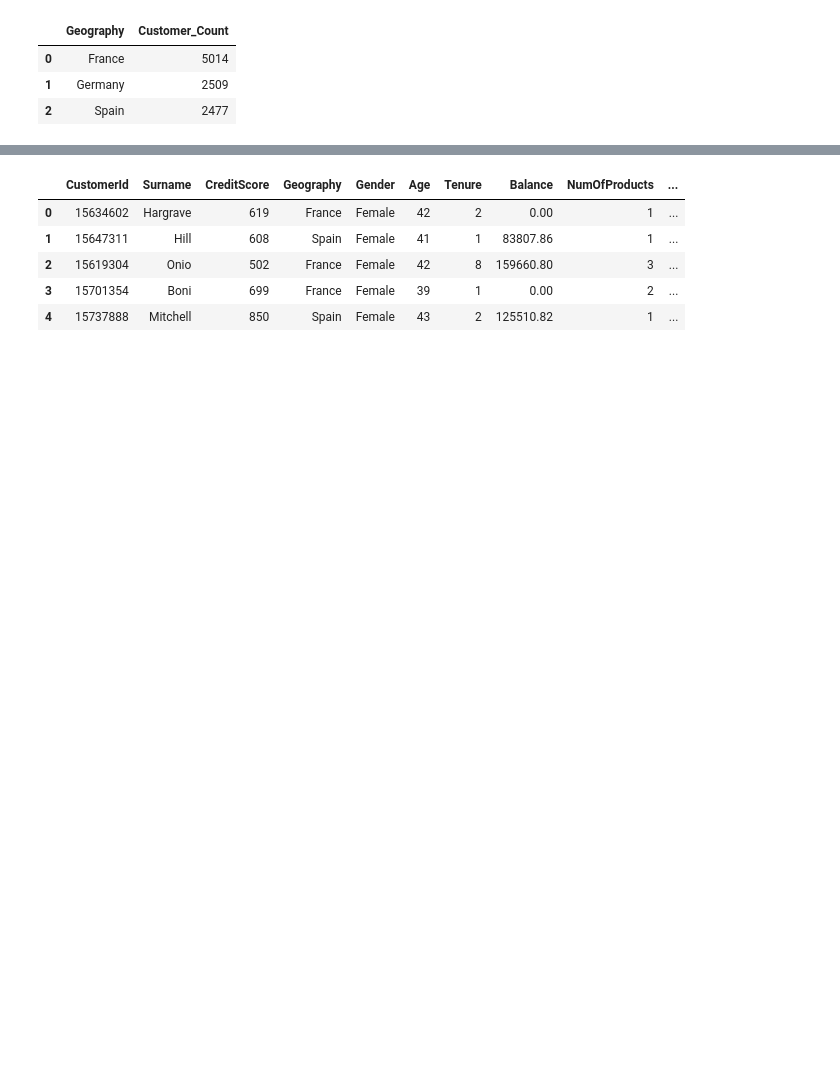
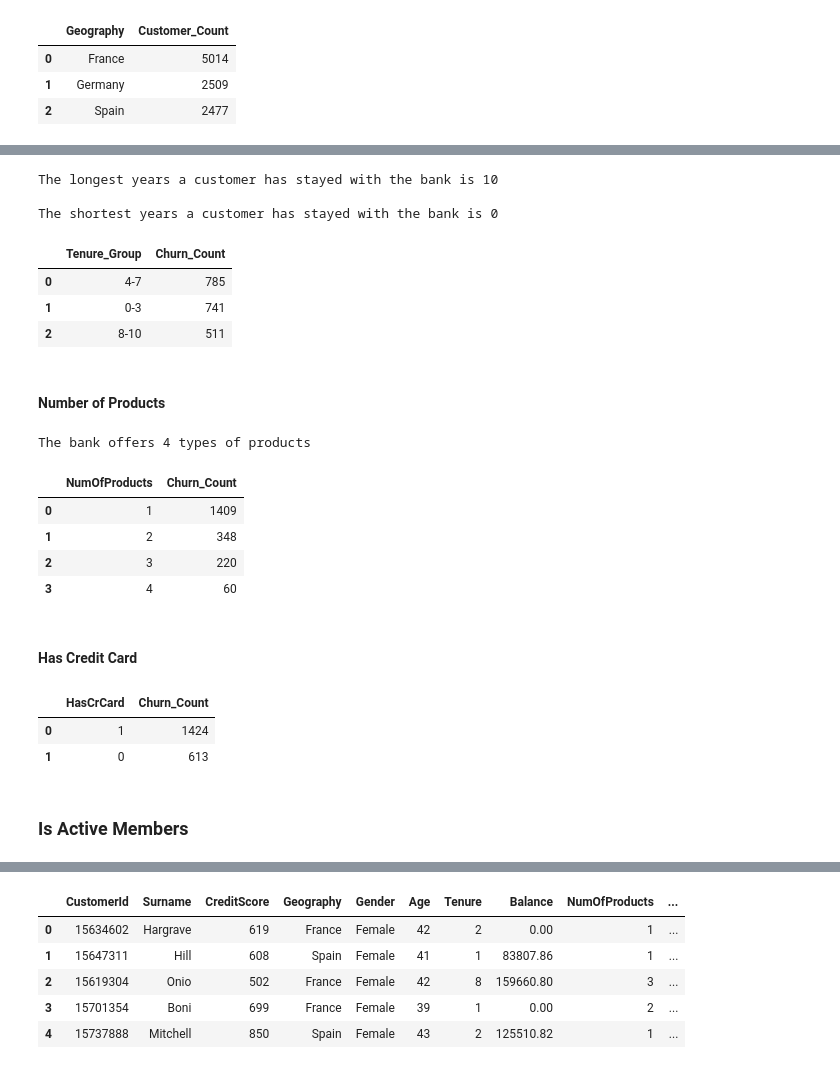
Before and after one commit to Sabuny/Database-SQLite, a Jupyter notebook: Bank_Churn_SQL.ipynb, the cells around one changed output, grey strips where cells are left out. Cells and saved outputs as stored; diff of their text form; code cells hidden in the pictures; blank space fills up the shorter version.

```diff
--- a/Bank_Churn_SQL.ipynb
+++ b/Bank_Churn_SQL.ipynb
@@ -134,0 +286,73 @@ display(df)
+# %%
+cursor.execute("SELECT MAX(Tenure) FROM Clients_Profile")
+max_tenure =cursor.fetchone()[0]
+cursor.execute("SELECT MIN(Tenure) FROM Clients_Profile")
+min_tenure =cursor.fetchone()[0]
+print(f"\nThe longest years a customer has stayed with the bank is {max_tenure}")
+print(f"\nThe shortest years a customer has stayed with the bank is {min_tenure}")
+# %% [output]
+The longest years a customer has stayed with the bank is 10
+
+The shortest years a customer has stayed with the bank is 0
+# %%
+query ="""
+SELECT
+    CASE
+        WHEN Tenure BETWEEN 0 AND 3 THEN '0-3'
+        WHEN Tenure BETWEEN 4 AND 7 THEN '4-7'
+        ELSE '8-10'
+    END AS Tenure_Group,COUNT(*) AS Churn_Count
+FROM Clients_Profile
+WHERE Exited = 1
+GROUP BY Tenure_Group
+ORDER BY Churn_Count DESC
+"""
+dff =pd.read_sql(query,conn)
+display(dff)
+# %% [output]
+|  | Tenure_Group | Churn_Count |
+| 0 | 4-7 | 785 |
+| 1 | 0-3 | 741 |
+| 2 | 8-10 | 511 |
+# %% [markdown]
+#### Number of Products
+# %%
+cursor.execute("SELECT MAX(NumOfProducts) FROM Clients_Profile")
+nums =cursor.fetchone()[0]
+print(f"The bank offers {nums} types of products")
+# %% [output]
+The bank offers 4 types of products
+# %%
+query ="""
+SELECT NumOfProducts,COUNT(*) as Churn_Count
+FROM Clients_Profile
+WHERE Exited = 1
+GROUP BY NumOfProducts
+ORDER BY Churn_Count DESC
+"""
+dff =pd.read_sql(query,conn)
+display(dff.head())
+# %% [output]
+|  | NumOfProducts | Churn_Count |
+| 0 | 1 | 1409 |
+| 1 | 2 | 348 |
+| 2 | 3 | 220 |
+| 3 | 4 | 60 |
+# %% [markdown]
+#### Has Credit Card
+# %%
+query ="""
+SELECT HasCrCard,COUNT(*) AS Churn_Count
+FROM Clients_Profile
+WHERE Exited = 1
+GROUP BY HasCrCard
+ORDER BY Churn_Count DESC
+"""
+dff =pd.read_sql(query,conn)
+display(dff.head())
+# %% [output]
+|  | HasCrCard | Churn_Count |
+| 0 | 1 | 1424 |
+| 1 | 0 | 613 |
+# %% [markdown]
+### Is Active Members
```
Also changed, not shown: parts of 28 cells of this notebook, 1 other file.
